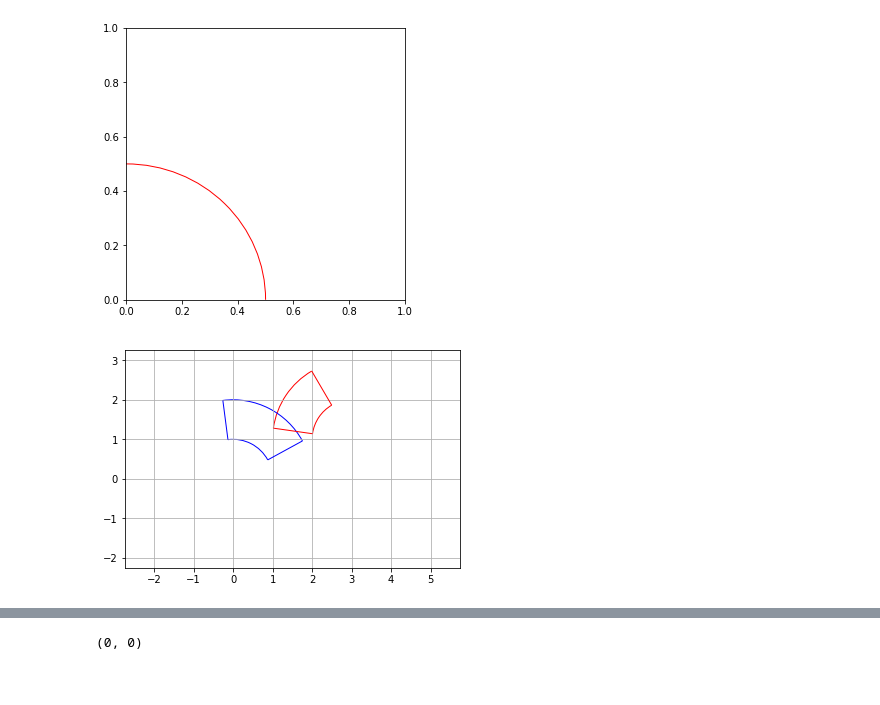
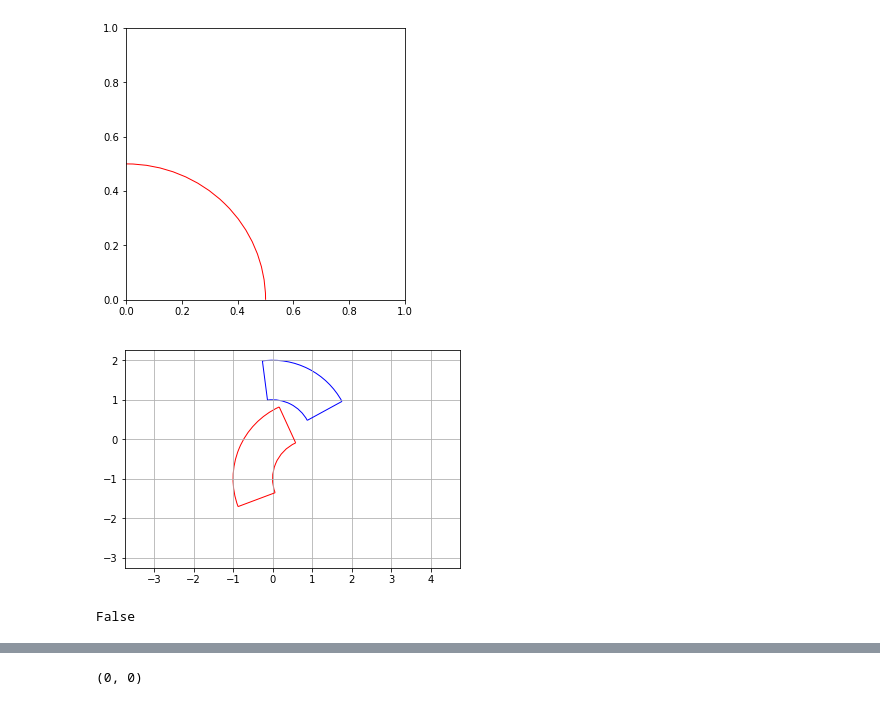
Before and after one commit to KshitijBhat/interval-analysis-method, a Jupyter notebook: interval_test_algo.ipynb, the cells around one changed output, grey strips where cells are left out. Cells and saved outputs as stored; diff of their text form; code cells hidden in the pictures.

Commit message:
patch: lemma 3.4 case

```diff
--- a/interval_test_algo.ipynb
+++ b/interval_test_algo.ipynb
@@ -91,18 +91,27 @@ class Interval:
 
 
 
-    def bisect(self):
-        L = Interval(self.r1,(self.r1+self.r2)/2,self.theta1, (self.theta1+self.theta2)/2)
-        R = Interval((self.r1+self.r2)/2,self.r2, (self.theta1+self.theta2)/2,self.theta2)
+    def bisect(self,i):
+        if i == 0:
+            L = Interval(self.r1, (self.r1+self.r2)/2, self.theta1, self.theta2)
+            R = Interval((self.r1+self.r2)/2 ,self.r2, self.theta1, self.theta2)
+        else:
+            L = Interval(self.r1, self.r2, self.theta1, (self.theta1+self.theta2)/2)
+            R = Interval(self.r1, self.r2, (self.theta1+self.theta2)/2, self.theta2)
         return L,R
 # %%
-I2 = Interval(1,2,2.1,3,origin=(3,1))
+I2 = Interval(1,2,2,3.5,origin=(1,-1))
 I1 = Interval(1,2,0.5,1.7,origin=(0,0))
 fig,ax = plt.subplots()
 I2.draw(ax,'red')
 I1.draw(ax,'blue')
 plt.axis('equal')
 plt.grid()
 plt.show()
+######################################### counter-example for Lemma 3.4 (3)
 # %% [output]
-[figure, old version]
+[figure, new version]
+# %%
+inclusion_test(I1,I2)
+# %% [output]
+False
```
Also changed, not shown: parts of 15 cells of this notebook, 1 other file.
